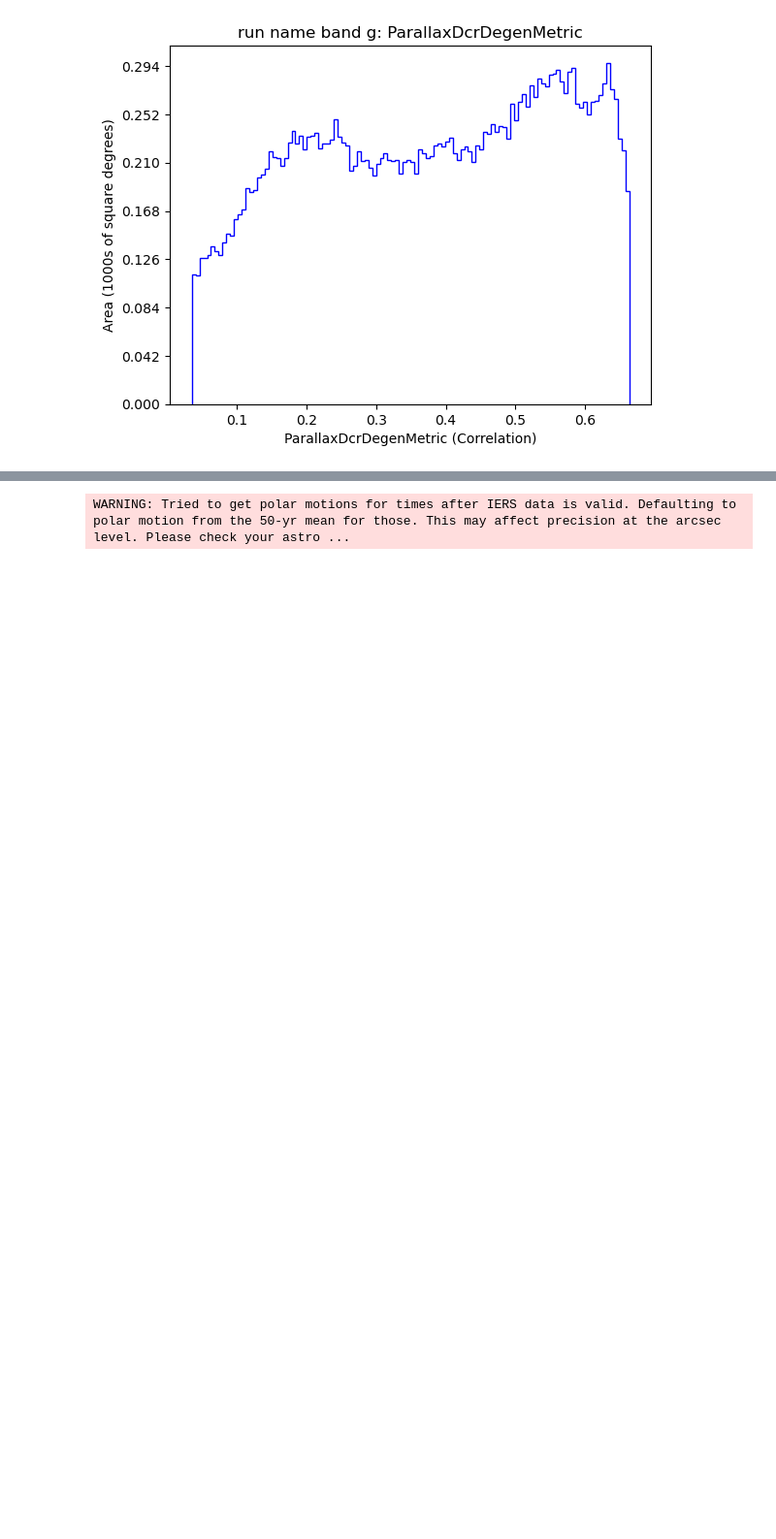
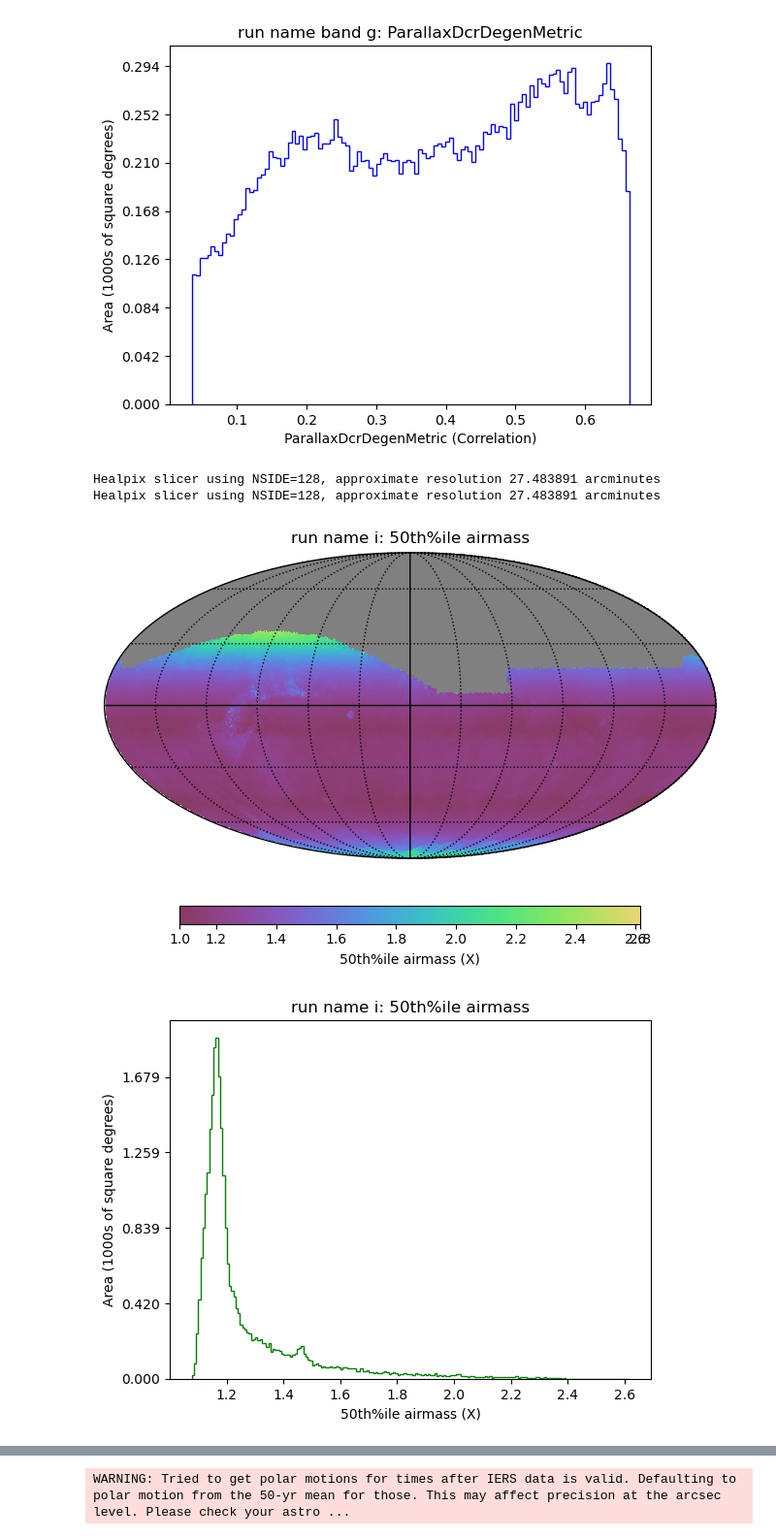
Before and after one commit to LSSTDESC/DifferentialCR, a Jupyter notebook: MAFplayground.ipynb, the cells around one changed output, grey strips where cells are left out. Shown at 97% size. Drawn from its saved outputs; the diff is of its cells as text; code cells hidden in the pictures; blank space fills up the shorter version.

```diff
--- a/MAFplayground.ipynb
+++ b/MAFplayground.ipynb
@@ -272,3 +272,35 @@ example_bg.plot_all(closefigs=False)
 # %% [output]
 [figure]
 [figure]
+# %%
+nside = 128
+opsim_fname = get_baseline()
+
+example5_bundles = {
+    "airmass": maf.MetricBundle(
+        metric=maf.PercentileMetric(col="airmass", percentile = 50),
+        slicer=maf.slicers.HealpixSlicer(nside=nside),
+        constraint="filter = 'i'",
+        plot_dict={"color": "g"},
+        # run_name=run_name,
+    ),
+    "parallacticAngle": maf.MetricBundle(
+        metric=maf.PercentileMetric(col="PA", percentile = 50),
+        slicer=maf.slicers.HealpixSlicer(nside=nside),
+        constraint="filter = 'i'",
+        plot_dict={"color": "g"},
+        # run_name=run_name,
+    ),
+}
+
+example5_bg = maf.MetricBundleGroup(example5_bundles, opsim_fname, out_dir='scrap')
+example5_bg.run_all()
+# %% [output]
+Healpix slicer using NSIDE=128, approximate resolution 27.483891 arcminutes
+Healpix slicer using NSIDE=128, approximate resolution 27.483891 arcminutes
+# %%
+
+example5_bg.plot_all(closefigs = False)
+# %% [output]
+[figure, added]
+[figure, added]
```
Also changed, not shown: parts of 1 cell of this notebook.
